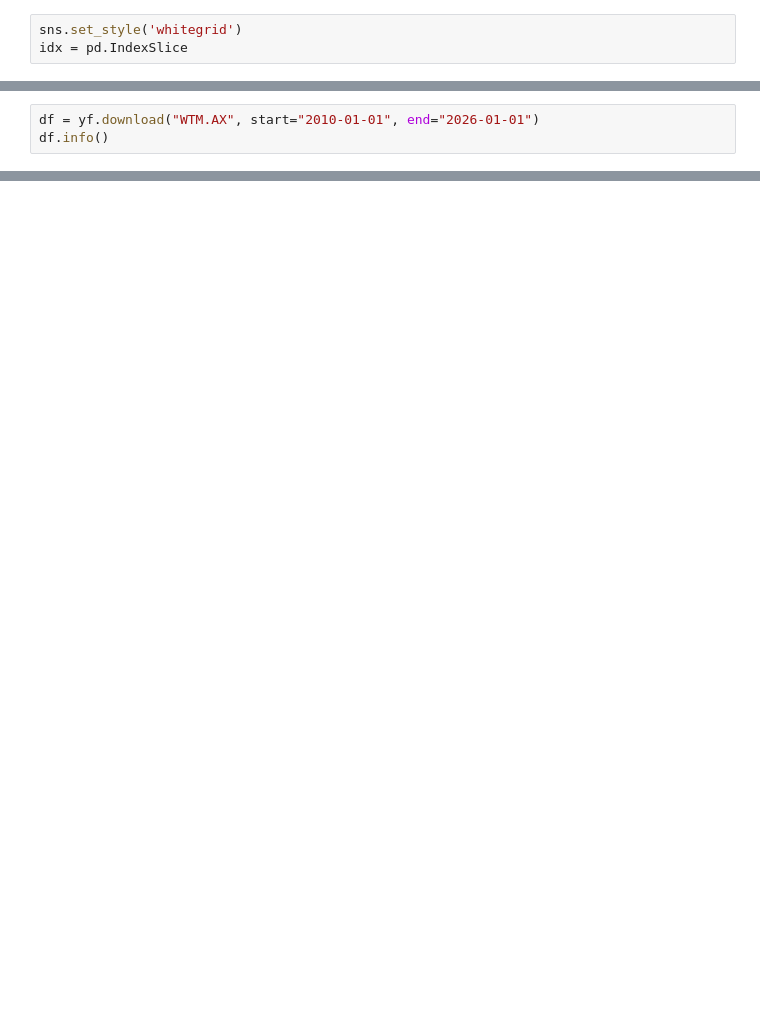
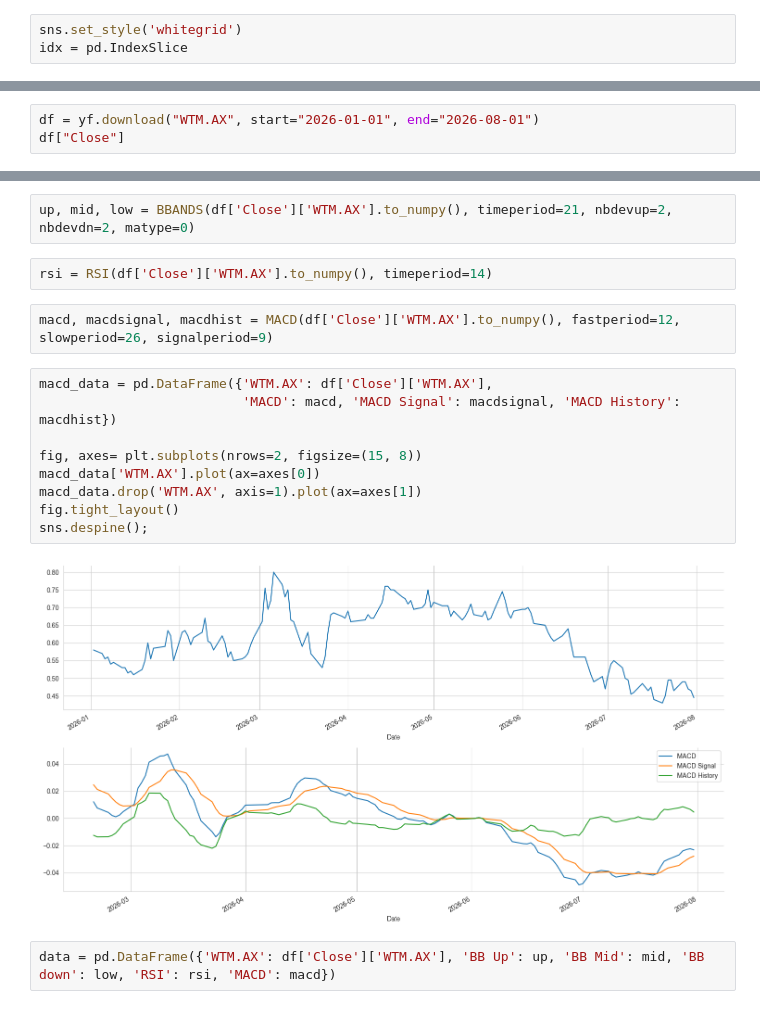
Before and after one commit to Peidon/guo, a Jupyter notebook: backend/labs/feature_engineering.ipynb, the cells around one changed output, grey strips where cells are left out. Cells and saved outputs as stored; diff of their text form; blank space fills up the shorter version.

Commit message:
macd

```diff
--- a/backend/labs/feature_engineering.ipynb
+++ b/backend/labs/feature_engineering.ipynb
@@ -42,5 +17,5 @@ TypeError: cannot properly create the storer for: [_TABLE_MAP] [group->/BC8 (Gro
 # %%
-df = yf.download("WTM.AX", start="2010-01-01", end="2026-01-01")
-df.info()
+df = yf.download("WTM.AX", start="2026-01-01", end="2026-08-01")
+df["Close"]
 # %% [output]
 [*********************100%***********************]  1 of 1 completed
@@ -58,0 +36,19 @@ memory usage: 156.3 KB
+# %%
+up, mid, low = BBANDS(df['Close']['WTM.AX'].to_numpy(), timeperiod=21, nbdevup=2, nbdevdn=2, matype=0)
+# %%
+rsi = RSI(df['Close']['WTM.AX'].to_numpy(), timeperiod=14)
+# %%
+macd, macdsignal, macdhist = MACD(df['Close']['WTM.AX'].to_numpy(), fastperiod=12, slowperiod=26, signalperiod=9)
+# %%
+macd_data = pd.DataFrame({'WTM.AX': df['Close']['WTM.AX'],
+                          'MACD': macd, 'MACD Signal': macdsignal, 'MACD History': macdhist})
+
+fig, axes= plt.subplots(nrows=2, figsize=(15, 8))
+macd_data['WTM.AX'].plot(ax=axes[0])
+macd_data.drop('WTM.AX', axis=1).plot(ax=axes[1])
+fig.tight_layout()
+sns.despine();
+# %% [output]
+[figure, added]
+# %%
+data = pd.DataFrame({'WTM.AX': df['Close']['WTM.AX'], 'BB Up': up, 'BB Mid': mid, 'BB down': low, 'RSI': rsi, 'MACD': macd})
```
Also changed, not shown: parts of 6 cells of this notebook, 1 other file.
